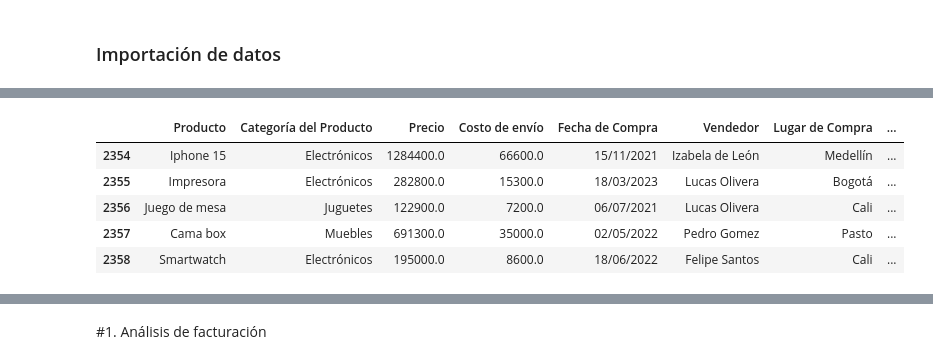
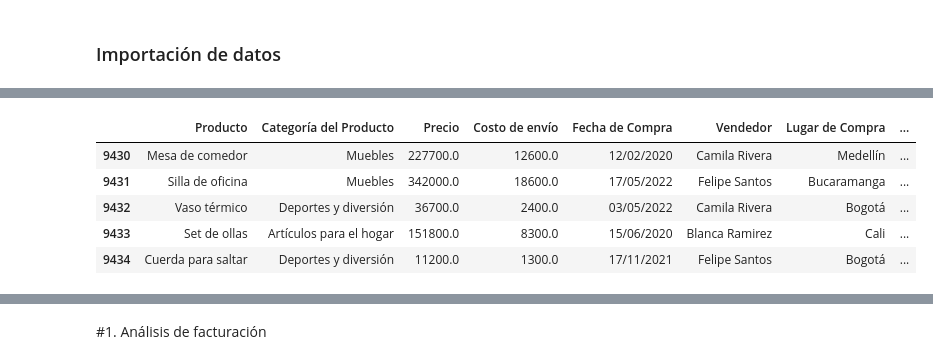
Before and after one commit to dmorganc14/analisis-alura-store, a Jupyter notebook: AluraStoreLatam.ipynb, the cells around one changed output, grey strips where cells are left out. Saved outputs shown, nothing was run; the diff lists cells and outputs as text; code cells hidden in the pictures.

```diff
--- a/AluraStoreLatam.ipynb
+++ b/AluraStoreLatam.ipynb
@@ -10,9 +10,8 @@ url2 = "https://raw.githubusercontent.com/alura-es-cursos/challenge1-data-scienc
 url3 = "https://raw.githubusercontent.com/alura-es-cursos/challenge1-data-science-latam/refs/heads/main/base-de-datos-challenge1-latam/tienda_3.csv"
 url4 = "https://raw.githubusercontent.com/alura-es-cursos/challenge1-data-science-latam/refs/heads/main/base-de-datos-challenge1-latam/tienda_4.csv"
 
-tienda = pd.read_csv(url)
-tienda2 = pd.read_csv(url2)
-tienda3 = pd.read_csv(url3)
-tienda4 = pd.read_csv(url4)
-
-tienda.head()
+# Cargar las bases de datos
+tienda_1 = pd.read_csv(url)
+tienda_2 = pd.read_csv(url2)
+tienda_3 = pd.read_csv(url3)
+tienda_4 = pd.read_csv(url4)
@@ -25,0 +20,5 @@ tienda.head()
+# %%
+tienda_1["tienda"] = "Tienda 1"
+tienda_2["tienda"] = "Tienda 2"
+tienda_3["tienda"] = "Tienda 3"
+tienda_4["tienda"] = "Tienda 4"
@@ -25,0 +27,5 @@ tienda.head()
+# %%
+datos_tiendas = pd.concat(
+    [tienda_1, tienda_2, tienda_3, tienda_4],
+    ignore_index=True
+)
@@ -26,9 +43,9 @@ tienda.head()
 # %%
-tienda.tail()
+datos_tiendas.tail()
 # %% [output]
 |  | Producto | Categoría del Producto | Precio | Costo de envío | Fecha de Compra | Vendedor | Lugar de Compra | ... |
-| 2354 | Iphone 15 | Electrónicos | 1284400.0 | 66600.0 | 15/11/2021 | Izabela de León | Medellín | ... |
-| 2355 | Impresora | Electrónicos | 282800.0 | 15300.0 | 18/03/2023 | Lucas Olivera | Bogotá | ... |
-| 2356 | Juego de mesa | Juguetes | 122900.0 | 7200.0 | 06/07/2021 | Lucas Olivera | Cali | ... |
-| 2357 | Cama box | Muebles | 691300.0 | 35000.0 | 02/05/2022 | Pedro Gomez | Pasto | ... |
-| 2358 | Smartwatch | Electrónicos | 195000.0 | 8600.0 | 18/06/2022 | Felipe Santos | Cali | ... |
+| 9430 | Mesa de comedor | Muebles | 227700.0 | 12600.0 | 12/02/2020 | Camila Rivera | Medellín | ... |
+| 9431 | Silla de oficina | Muebles | 342000.0 | 18600.0 | 17/05/2022 | Felipe Santos | Bucaramanga | ... |
+| 9432 | Vaso térmico | Deportes y diversión | 36700.0 | 2400.0 | 03/05/2022 | Camila Rivera | Bogotá | ... |
+| 9433 | Set de ollas | Artículos para el hogar | 151800.0 | 8300.0 | 15/06/2020 | Blanca Ramirez | Cali | ... |
+| 9434 | Cuerda para saltar | Deportes y diversión | 11200.0 | 1300.0 | 17/11/2021 | Felipe Santos | Bogotá | ... |
```
Also changed, not shown: parts of 15 cells of this notebook.
